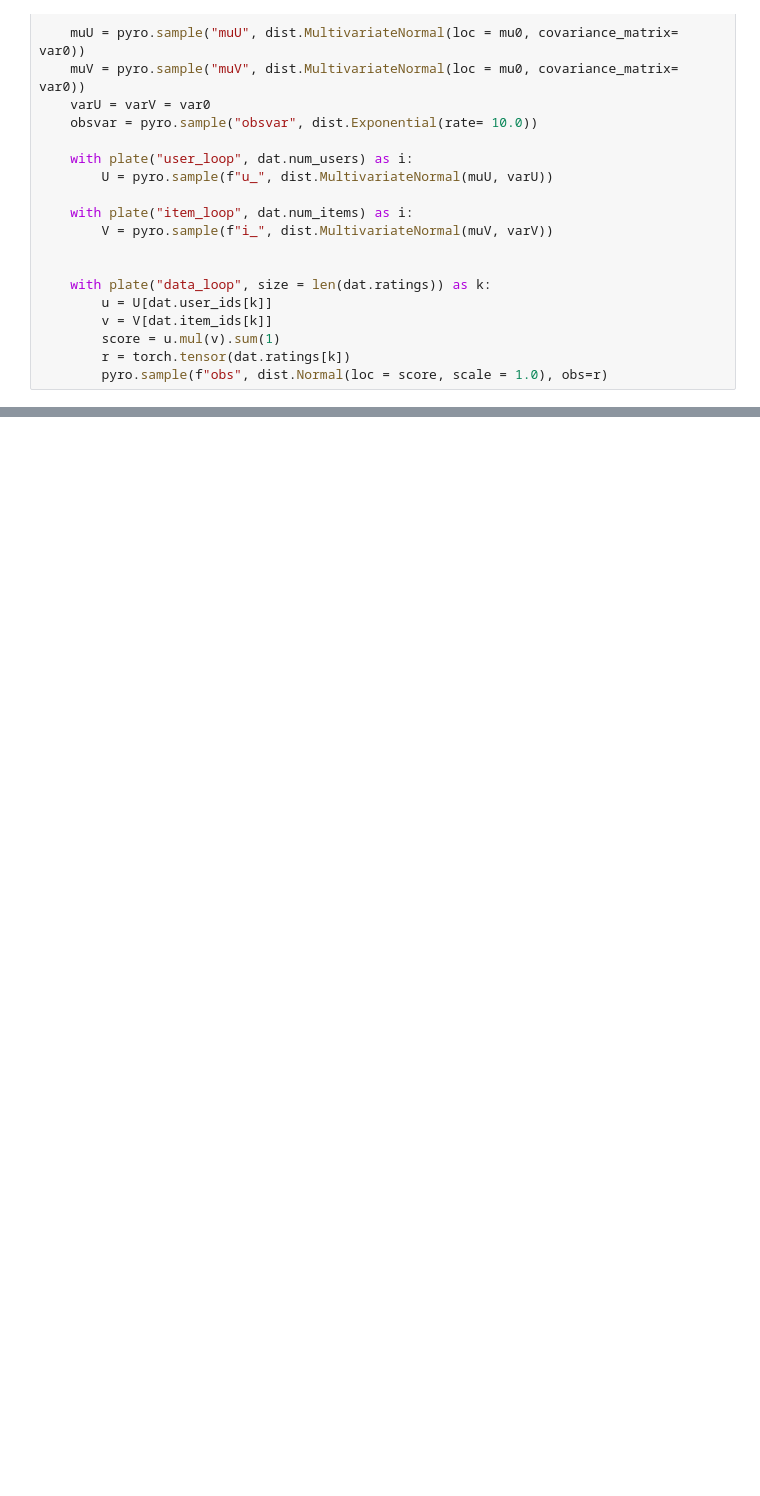
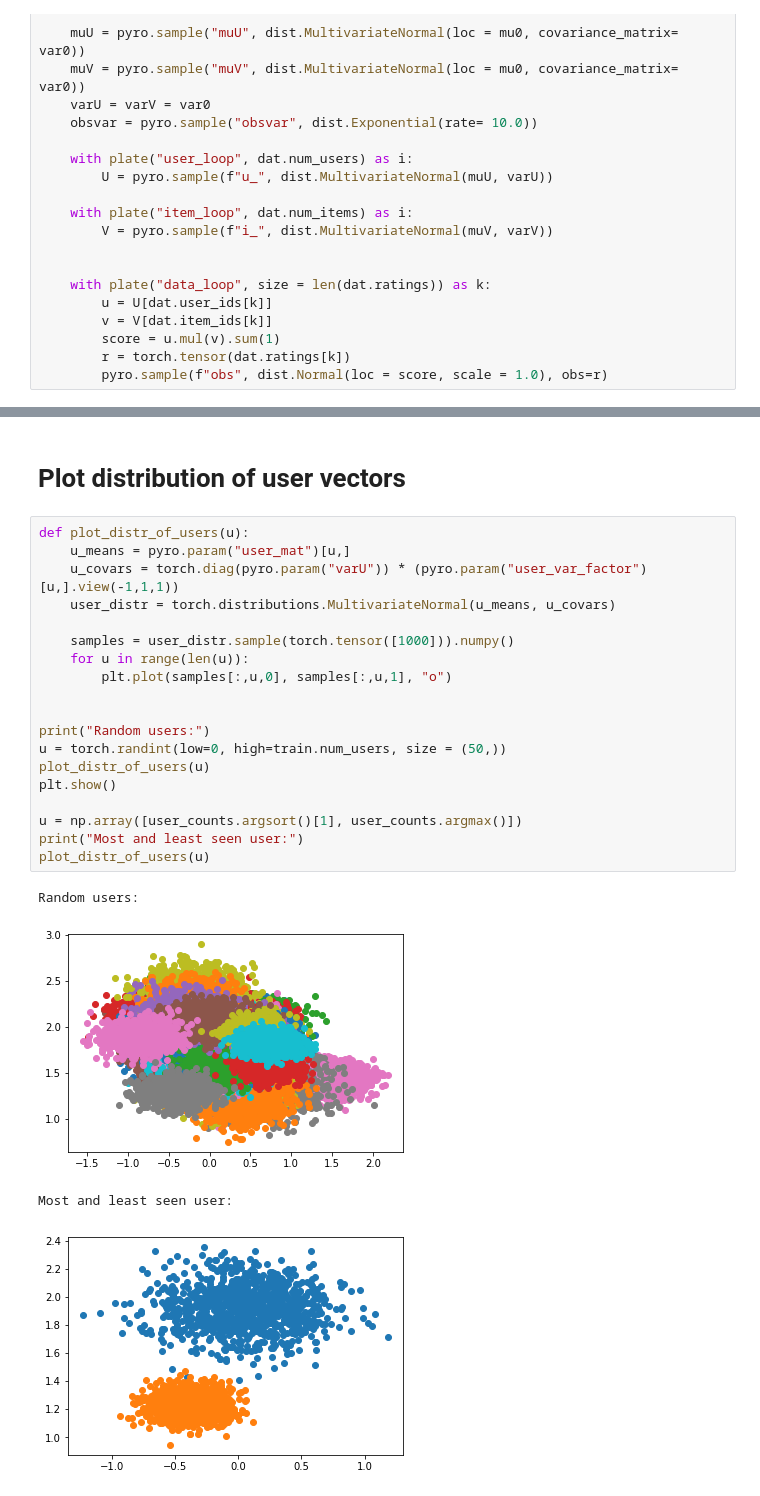
Before and after one commit to simeneide/phd-notes, a Jupyter notebook: general_notes/bayesian-mf/SVI-MF.ipynb, the cells around one changed output, grey strips where cells are left out. Saved outputs shown, nothing was run; the diff lists cells and outputs as text; blank space fills up the shorter version.

```diff
--- a/general_notes/bayesian-mf/SVI-MF.ipynb
+++ b/general_notes/bayesian-mf/SVI-MF.ipynb
@@ -162,0 +191,26 @@ Wall time: 1min 45s
+# %% [markdown]
+# Plot distribution of user vectors
+# %%
+def plot_distr_of_users(u):
+    u_means = pyro.param("user_mat")[u,]
+    u_covars = torch.diag(pyro.param("varU")) * (pyro.param("user_var_factor")[u,].view(-1,1,1))
+    user_distr = torch.distributions.MultivariateNormal(u_means, u_covars)
+
+    samples = user_distr.sample(torch.tensor([1000])).numpy()
+    for u in range(len(u)):
+        plt.plot(samples[:,u,0], samples[:,u,1], "o")
+
+
+print("Random users:")
+u = torch.randint(low=0, high=train.num_users, size = (50,))
+plot_distr_of_users(u)
+plt.show()
+
+u = np.array([user_counts.argsort()[1], user_counts.argmax()])
+print("Most and least seen user:")
+plot_distr_of_users(u)
+# %% [output]
+Random users:
+[figure, added]
+Most and least seen user:
+[figure, added]
```
Also changed, not shown: parts of 6 cells of this notebook.
